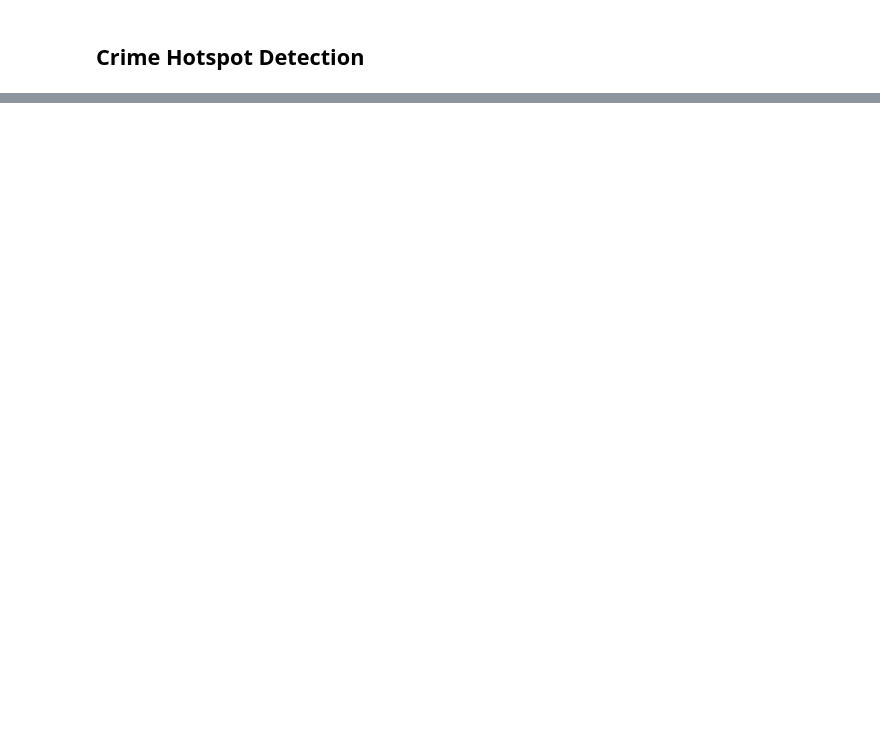
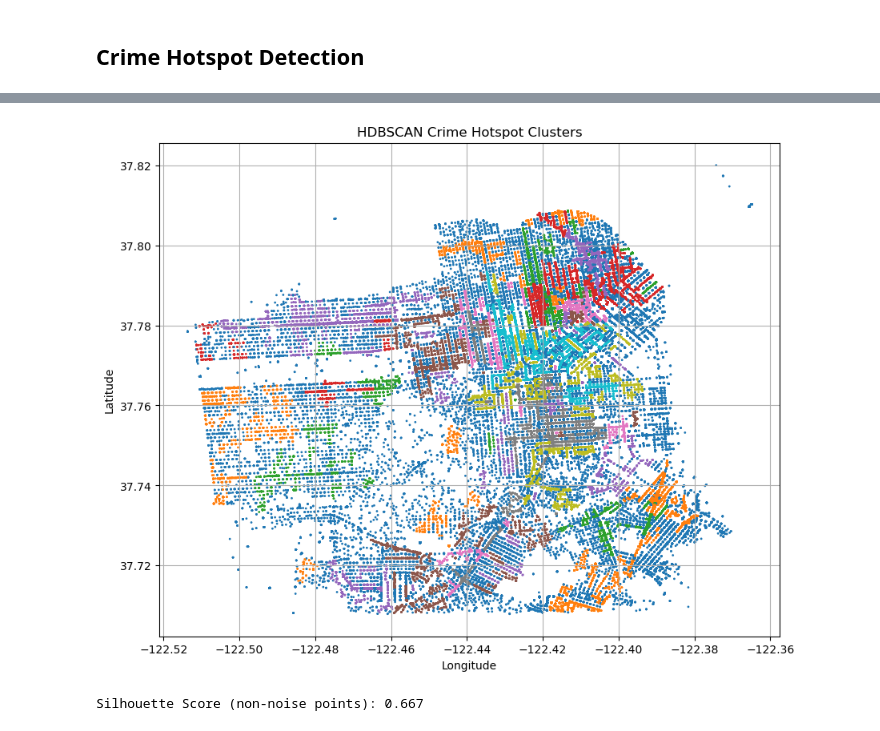
Before and after one commit to Sohaib-aladawi/mini_project_ML, a Jupyter notebook: crimePrediction.ipynb, the cells around one changed output, grey strips where cells are left out. Saved outputs shown, nothing was run; the diff lists cells and outputs as text; code cells hidden in the pictures; blank space fills up the shorter version.

```diff
--- a/crimePrediction.ipynb
+++ b/crimePrediction.ipynb
@@ -317,0 +298,32 @@ Name: count, Length: 5306, dtype: int64
+# %%
+import hdbscan
+coord_data
+# Keep only valid lat/lon values (San Francisco area ranges)
+coord_data_cleaned = coord_data[(coord_data['Latitude'] >= 37.0) & (coord_data['Latitude'] <= 38.0) &
+        (coord_data['Longitude'] >= -123.0) & (coord_data['Longitude'] <= -121.0)]
+# %%
+clusterer = hdbscan.HDBSCAN(min_cluster_size=50, min_samples=10, metric='euclidean')
+coord_data_cleaned['Cluster'] = clusterer.fit_predict(coord_data_cleaned[['Latitude', 'Longitude']])
+
+# Visualize
+plt.figure(figsize=(10, 8))
+plt.scatter(coord_data_cleaned['Longitude'], coord_data_cleaned['Latitude'], c=coord_data_cleaned['Cluster'], cmap='tab10', s=1)
+plt.title('HDBSCAN Crime Hotspot Clusters')
+plt.xlabel('Longitude')
+plt.ylabel('Latitude')
+plt.grid(True)
+plt.show()
+# %% [output]
+[figure, added]
+# %%
+from sklearn.metrics import silhouette_score
+
+# Filter out noise
+mask = coord_data_cleaned['Cluster'] != -1
+if mask.sum() > 1 and len(coord_data_cleaned['Cluster'][mask].unique()) > 1:
+    score = silhouette_score(coord_data_cleaned[['Latitude', 'Longitude']][mask], coord_data_cleaned['Cluster'][mask])
+    print(f"Silhouette Score (non-noise points): {score:.3f}")
+else:
+    print("Not enough clusters to compute Silhouette Score.")
+# %% [output]
+Silhouette Score (non-noise points): 0.667
```
Also changed, not shown: parts of 11 cells of this notebook.
